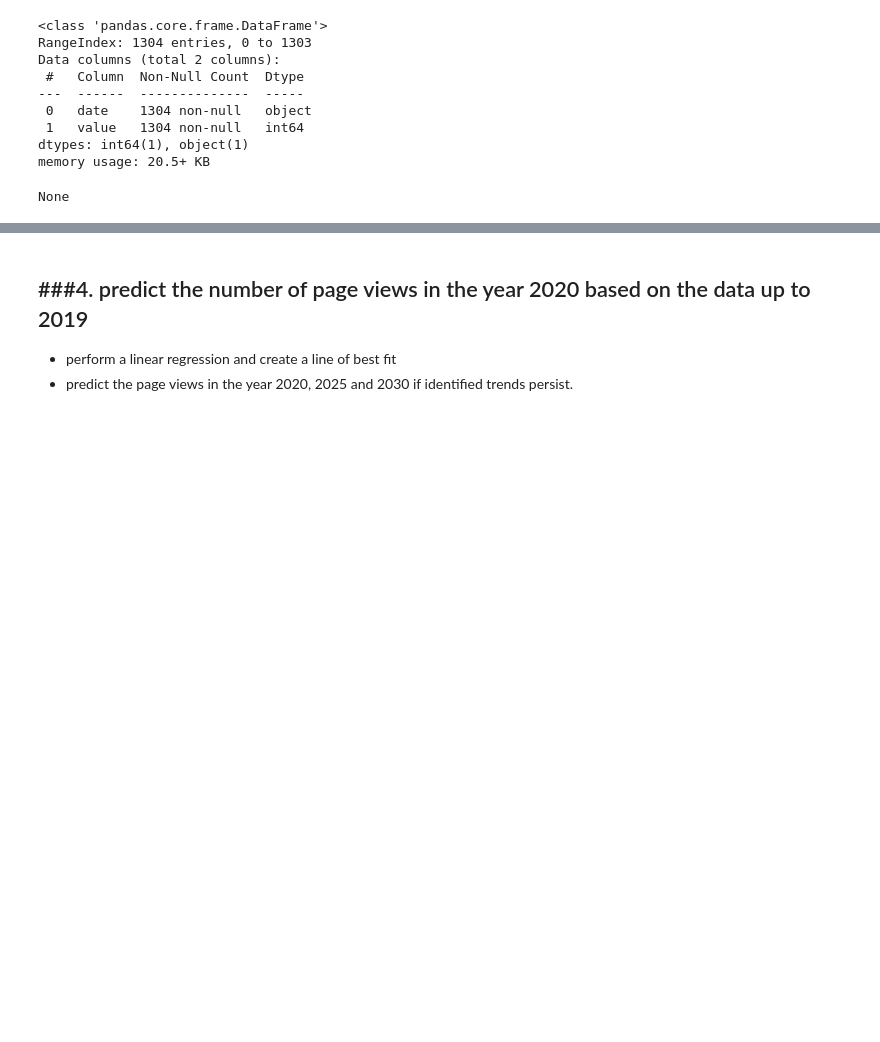
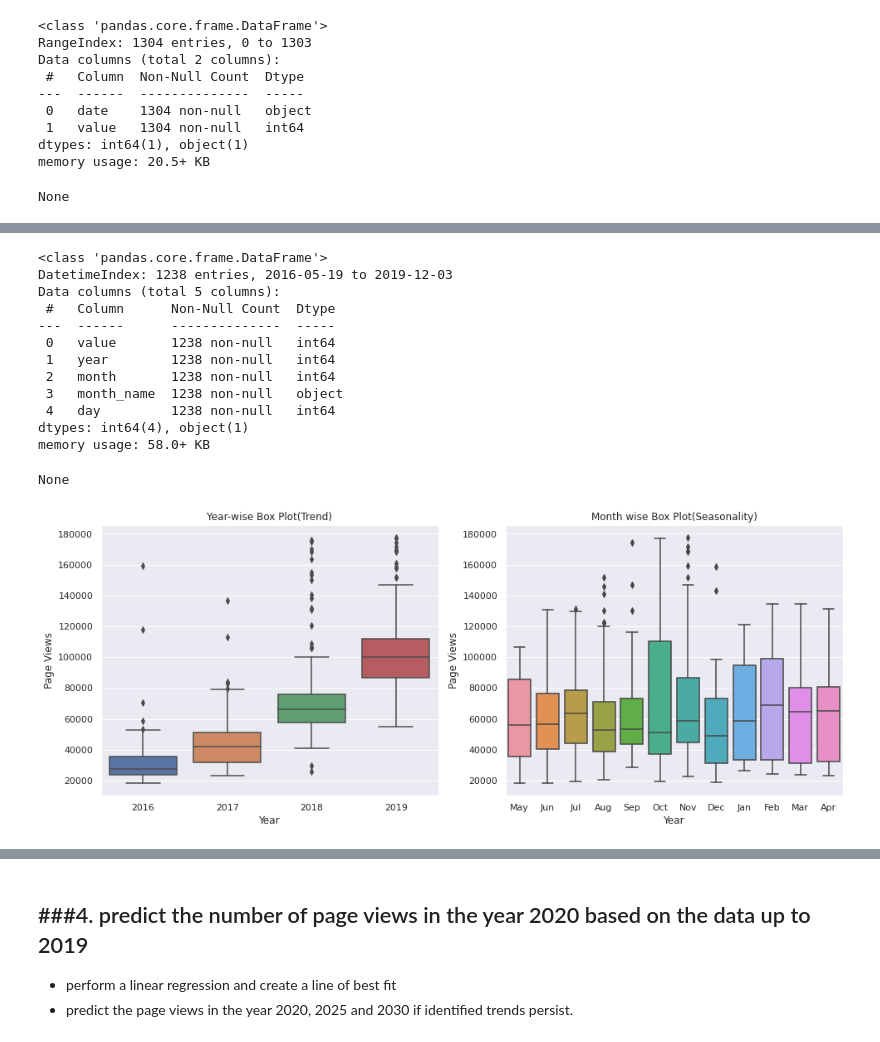
Before and after one commit to EllenSakkla/-PythonFundamentals, a Jupyter notebook: Copy_of_11_Page_Views_Project.ipynb, the cells around one changed output, grey strips where cells are left out. Cells and saved outputs as stored; diff of their text form; code cells hidden in the pictures; blank space fills up the shorter version.

```diff
--- a/Copy_of_11_Page_Views_Project.ipynb
+++ b/Copy_of_11_Page_Views_Project.ipynb
@@ -160,0 +177,31 @@ These box plots should show how the values are distributed within a given year o
+# %%
+import seaborn as sns
+from datetime import datetime
+display(df_filtered.info())
+#df['month_name'] = df['date'].dt.strftime('%b')
+# Capital B would give the full word i.e. January whereas lower b gives Jan.
+# Switched from capital %B to %b on the top on the file instead of keeping the capital B above and having it here as lower b, as it gave an error to repeat it here.
+
+fig_dims = (16, 6)
+f, axes = plt.subplots(1, 2, figsize=fig_dims)
+boxplot1 = sns.boxplot(x= 'year', y='value', data=df_filtered, ax=axes[0]).set(xlabel = 'Year', ylabel='Page Views', title = 'Year-wise Box Plot(Trend)')
+# boxplot1.set_xlabel('Year')
+# boxplot1.set_ylabel('Page Views')
+boxplot2 = sns.boxplot(x= 'month_name', y='value', data=df_filtered, ax=axes[1]).set(xlabel = 'Year', ylabel='Page Views', title ='Month wise Box Plot(Seasonality)')
+# boxplot1.set_xlabel('Year')
+# boxplot1.set_ylabel('Page Views')
+# %% [output]
+<class 'pandas.core.frame.DataFrame'>
+DatetimeIndex: 1238 entries, 2016-05-19 to 2019-12-03
+Data columns (total 5 columns):
+ #   Column      Non-Null Count  Dtype
+---  ------      --------------  -----
+ 0   value       1238 non-null   int64
+ 1   year        1238 non-null   int64
+ 2   month       1238 non-null   int64
+ 3   month_name  1238 non-null   object
+ 4   day         1238 non-null   int64
+dtypes: int64(4), object(1)
+memory usage: 58.0+ KB
+None
+[figure, added]
```
Also changed, not shown: parts of 12 cells of this notebook.
